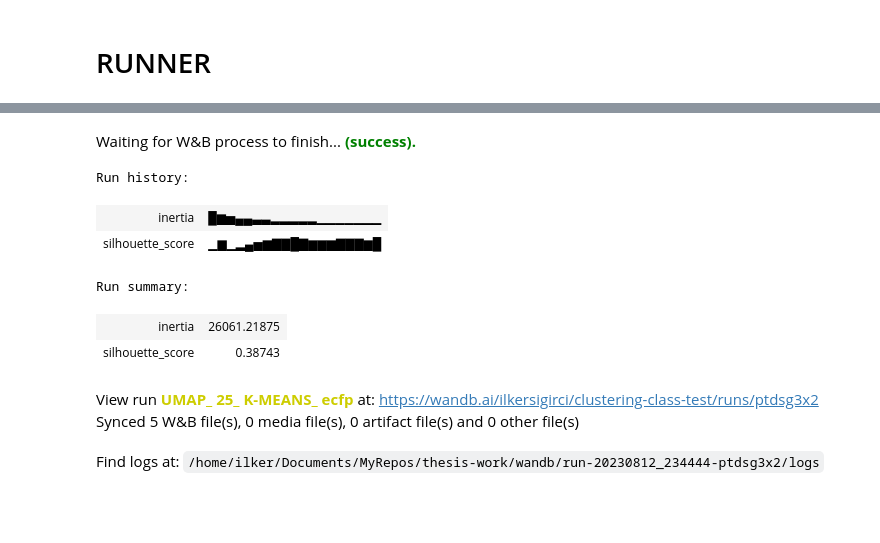
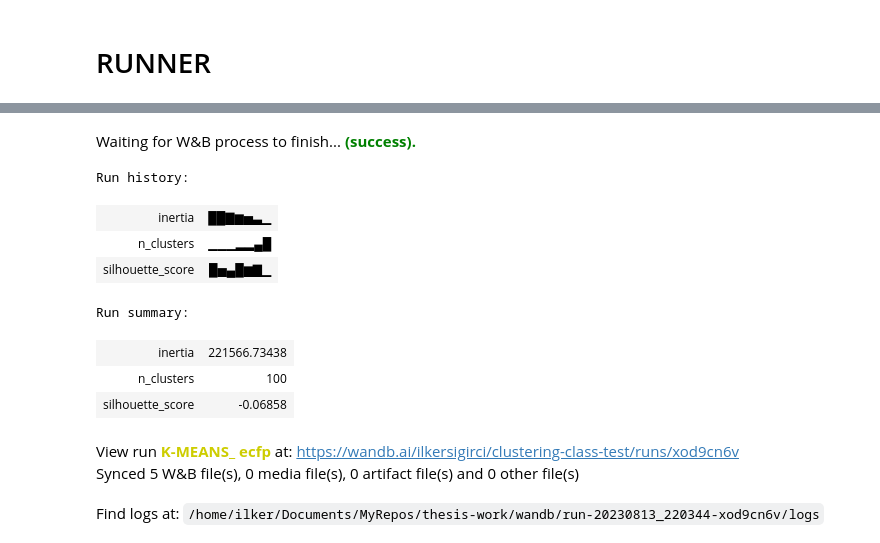
Before and after one commit to ilkersigirci/thesis-work, a Jupyter notebook: notebooks/clustering_class.ipynb, the cells around one changed output, grey strips where cells are left out. Drawn from its saved outputs; the diff is of its cells as text; code cells hidden in the pictures; blank space fills up the shorter version.

```diff
--- a/notebooks/clustering_class.ipynb
+++ b/notebooks/clustering_class.ipynb
@@ -28,7 +28,7 @@ Skipped loading some Jax models, missing a dependency. No module named 'jax'
 # %% [markdown]
 # DATA
 # %%
-each_sample_size = 4000
+each_sample_size = 2000
 protein_types = ["gpcr", "kinase", "protease"]
 protein_types.sort()
 protein_labels = [x for x in range(len(protein_types))]
@@ -107,16 +121,24 @@ View run at https://wandb.ai/ilkersigirci/clustering-class-test/runs/ptdsg3x2
-# %%
-# cluster_runner.run_clustering()
-cluster_runner.run_multiple_clustering(n_clusters=20)
-
-del cluster_runner
-# %% [output]
-Waiting for W&B process to finish... (success).
-Run history:
-| inertia | █▆▅▄▄▃▃▂▂▂▂▂▁▁▁▁▁▁▁ |
-| silhouette_score | ▁▆▁▂▄▅▆▇▇█▇▆▆▆▇▇▇▆█ |
-Run summary:
-| inertia | 26061.21875 |
-| silhouette_score | 0.38743 |
-View run UMAP_ 25_ K-MEANS_ ecfp at: https://wandb.ai/ilkersigirci/clustering-class-test/runs/ptdsg3x2
-Synced 5 W&B file(s), 0 media file(s), 0 artifact file(s) and 0 other file(s)
-Find logs at: /home/ilker/Documents/MyRepos/thesis-work/wandb/run-20230812_234444-ptdsg3x2/logs
+# %%
+n_clusters = None
+# n_clusters = list(range(3, 21))
+
+thresholds = None
+thresholds = [0.2, 0.35, 0.5, 0.8]
+
+# cluster_runner.run_clustering()
+cluster_runner.run_multiple_clustering(n_clusters=n_clusters, thresholds=thresholds)
+
+del cluster_runner
+# %% [output]
+Waiting for W&B process to finish... (success).
+Run history:
+| inertia | ██▇▆▅▃▁ |
+| n_clusters | ▁▁▁▂▂▄█ |
+| silhouette_score | █▅▄█▆▇▁ |
+Run summary:
+| inertia | 221566.73438 |
+| n_clusters | 100 |
+| silhouette_score | -0.06858 |
+View run K-MEANS_ ecfp at: https://wandb.ai/ilkersigirci/clustering-class-test/runs/xod9cn6v
+Synced 5 W&B file(s), 0 media file(s), 0 artifact file(s) and 0 other file(s)
+Find logs at: /home/ilker/Documents/MyRepos/thesis-work/wandb/run-20230813_220344-xod9cn6v/logs
```
Also changed, not shown: parts of 4 cells of this notebook, 12 other files.
